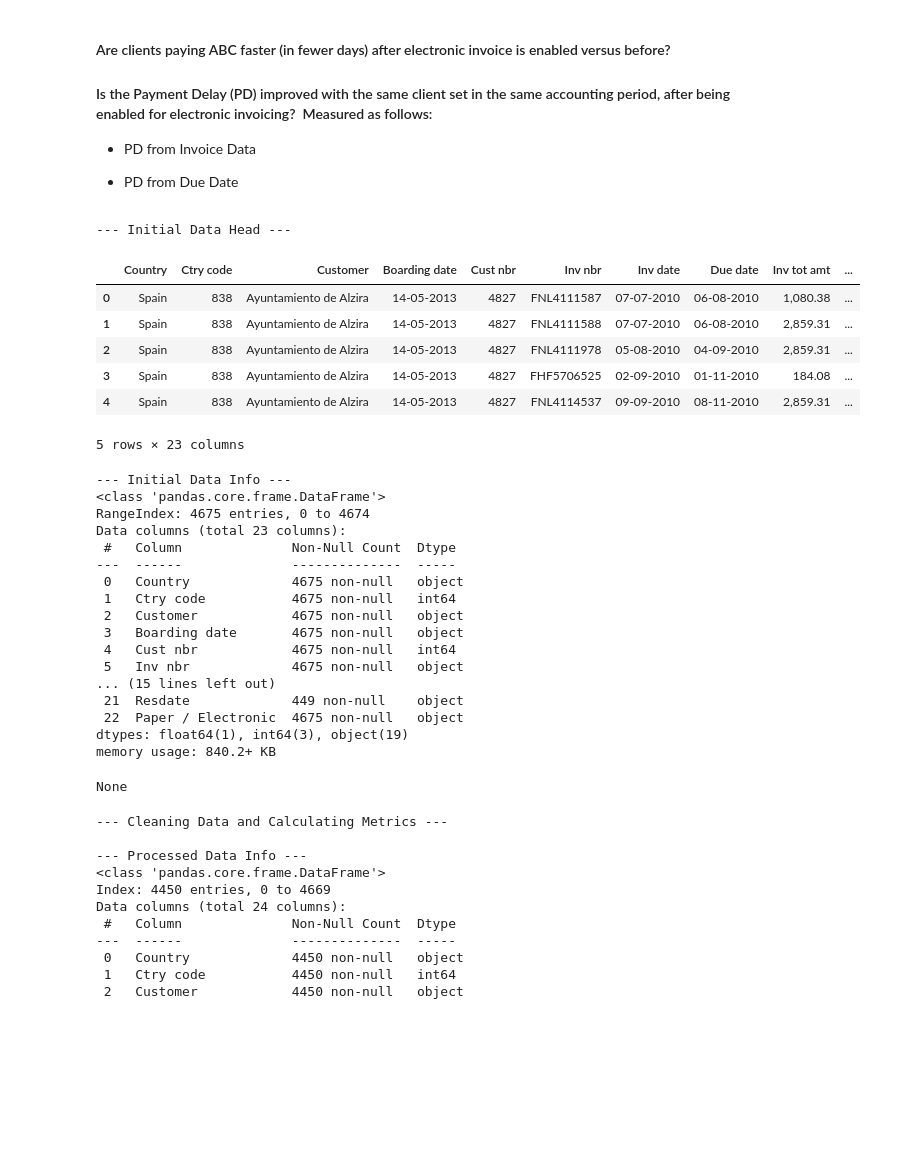
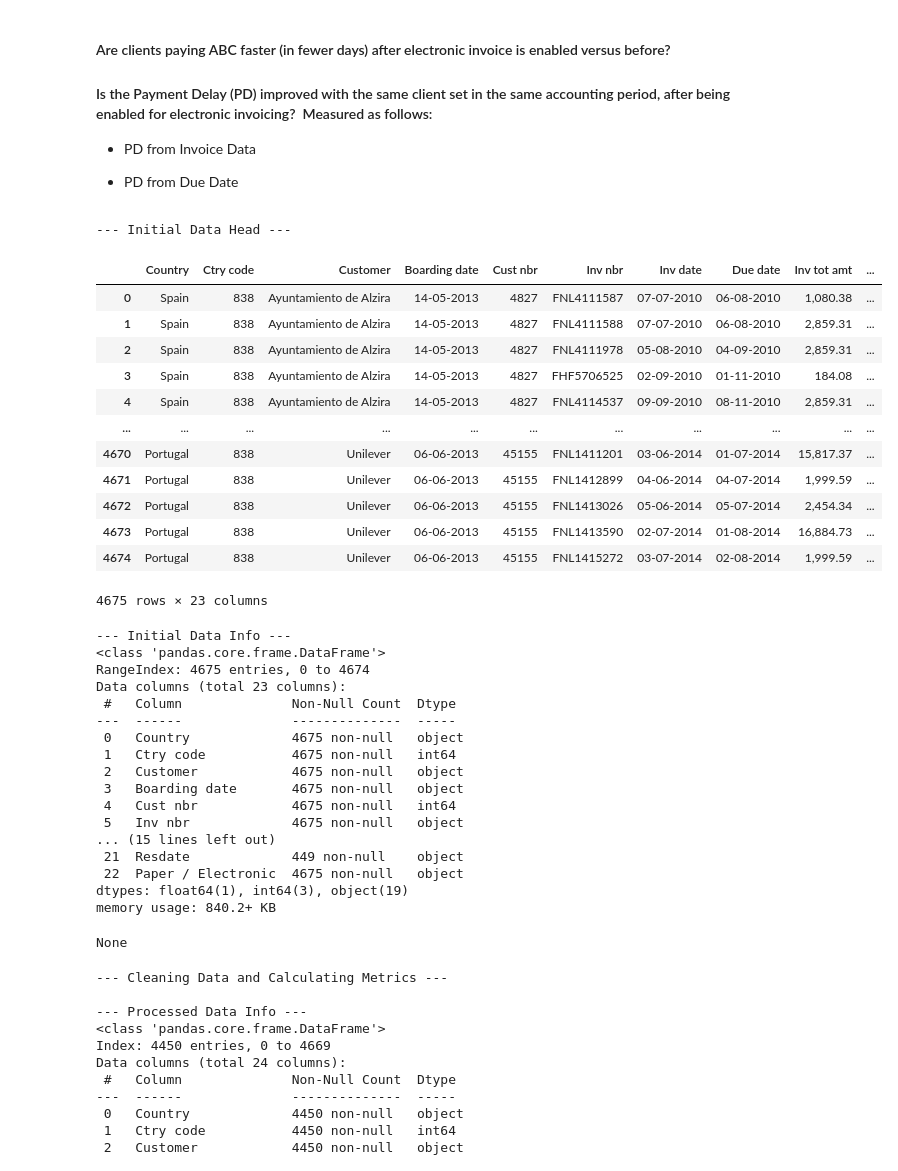
Before and after one commit to sm4ck717/Data-Crunching-Problem, a Jupyter notebook: analysis.ipynb, the cells around one changed output. Saved outputs shown, nothing was run; the diff lists cells and outputs as text; code cells hidden in the pictures; blank space fills up the shorter version.

```diff
--- a/analysis.ipynb
+++ b/analysis.ipynb
@@ -21,27 +21,33 @@
 # %%
 import pandas as pd
 import matplotlib.pyplot as plt
 import seaborn as sns
 from scipy import stats
 
 # Load the dataset
 file_path = 'Spain Raw data.csv'
 df = pd.read_csv(file_path)
 
 # Display the first few rows and column info
 print("--- Initial Data Head ---")
-display(df.head())
+display(df)
 print("\n--- Initial Data Info ---")
 display(df.info())
 # %% [output]
 --- Initial Data Head ---
 |  | Country | Ctry code | Customer | Boarding date | Cust nbr | Inv nbr | Inv date | Due date | Inv tot amt | ... |
 | 0 | Spain | 838 | Ayuntamiento de Alzira | 14-05-2013 | 4827 | FNL4111587 | 07-07-2010 | 06-08-2010 | 1,080.38 | ... |
 | 1 | Spain | 838 | Ayuntamiento de Alzira | 14-05-2013 | 4827 | FNL4111588 | 07-07-2010 | 06-08-2010 | 2,859.31 | ... |
 | 2 | Spain | 838 | Ayuntamiento de Alzira | 14-05-2013 | 4827 | FNL4111978 | 05-08-2010 | 04-09-2010 | 2,859.31 | ... |
 | 3 | Spain | 838 | Ayuntamiento de Alzira | 14-05-2013 | 4827 | FHF5706525 | 02-09-2010 | 01-11-2010 | 184.08 | ... |
 | 4 | Spain | 838 | Ayuntamiento de Alzira | 14-05-2013 | 4827 | FNL4114537 | 09-09-2010 | 08-11-2010 | 2,859.31 | ... |
+| ... | ... | ... | ... | ... | ... | ... | ... | ... | ... | ... |
+| 4670 | Portugal | 838 | Unilever | 06-06-2013 | 45155 | FNL1411201 | 03-06-2014 | 01-07-2014 | 15,817.37 | ... |
+| 4671 | Portugal | 838 | Unilever | 06-06-2013 | 45155 | FNL1412899 | 04-06-2014 | 04-07-2014 | 1,999.59 | ... |
+| 4672 | Portugal | 838 | Unilever | 06-06-2013 | 45155 | FNL1413026 | 05-06-2014 | 05-07-2014 | 2,454.34 | ... |
+| 4673 | Portugal | 838 | Unilever | 06-06-2013 | 45155 | FNL1413590 | 02-07-2014 | 01-08-2014 | 16,884.73 | ... |
+| 4674 | Portugal | 838 | Unilever | 06-06-2013 | 45155 | FNL1415272 | 03-07-2014 | 02-08-2014 | 1,999.59 | ... |
-5 rows × 23 columns
+4675 rows × 23 columns
 --- Initial Data Info ---
 <class 'pandas.core.frame.DataFrame'>
 RangeIndex: 4675 entries, 0 to 4674
```
Also changed, not shown: parts of 3 cells of this notebook, 7 other files.
